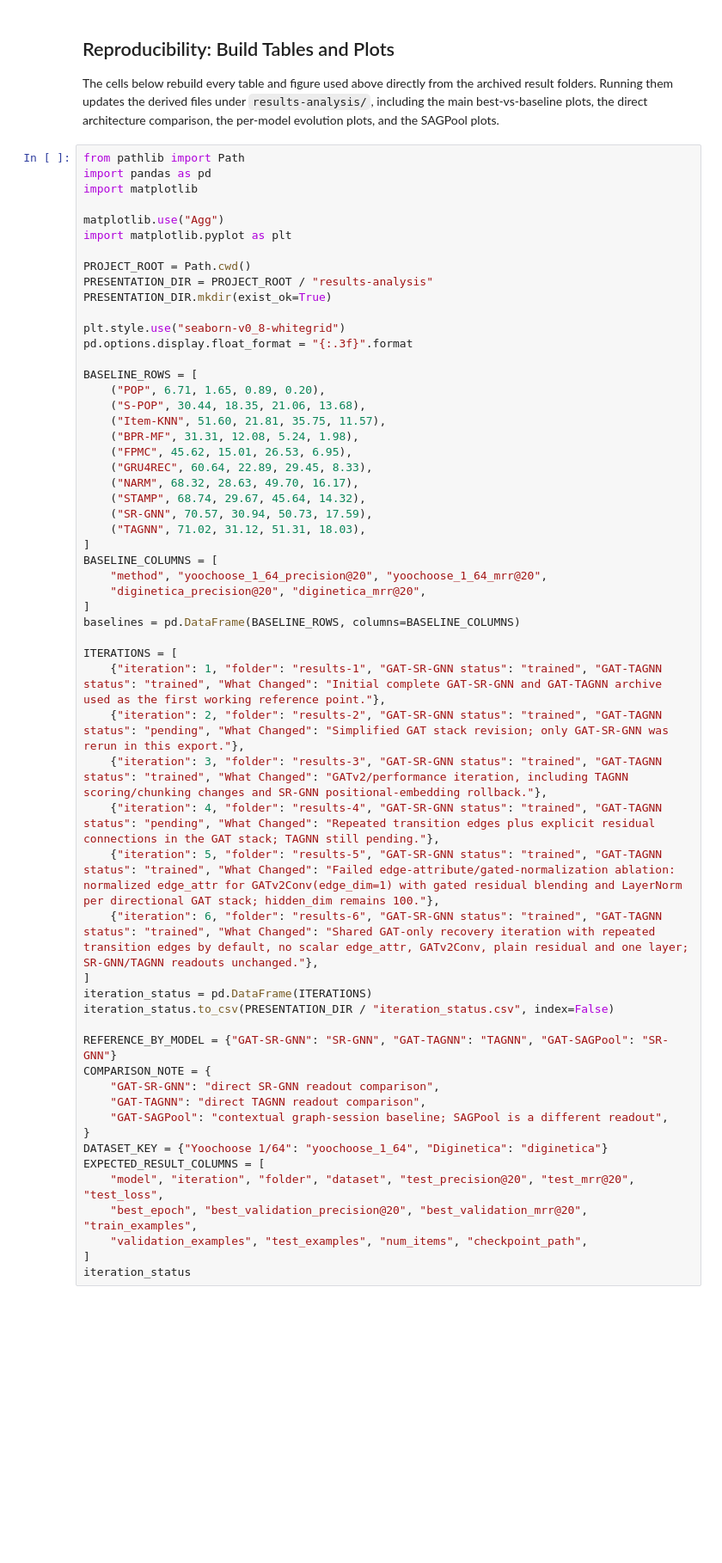
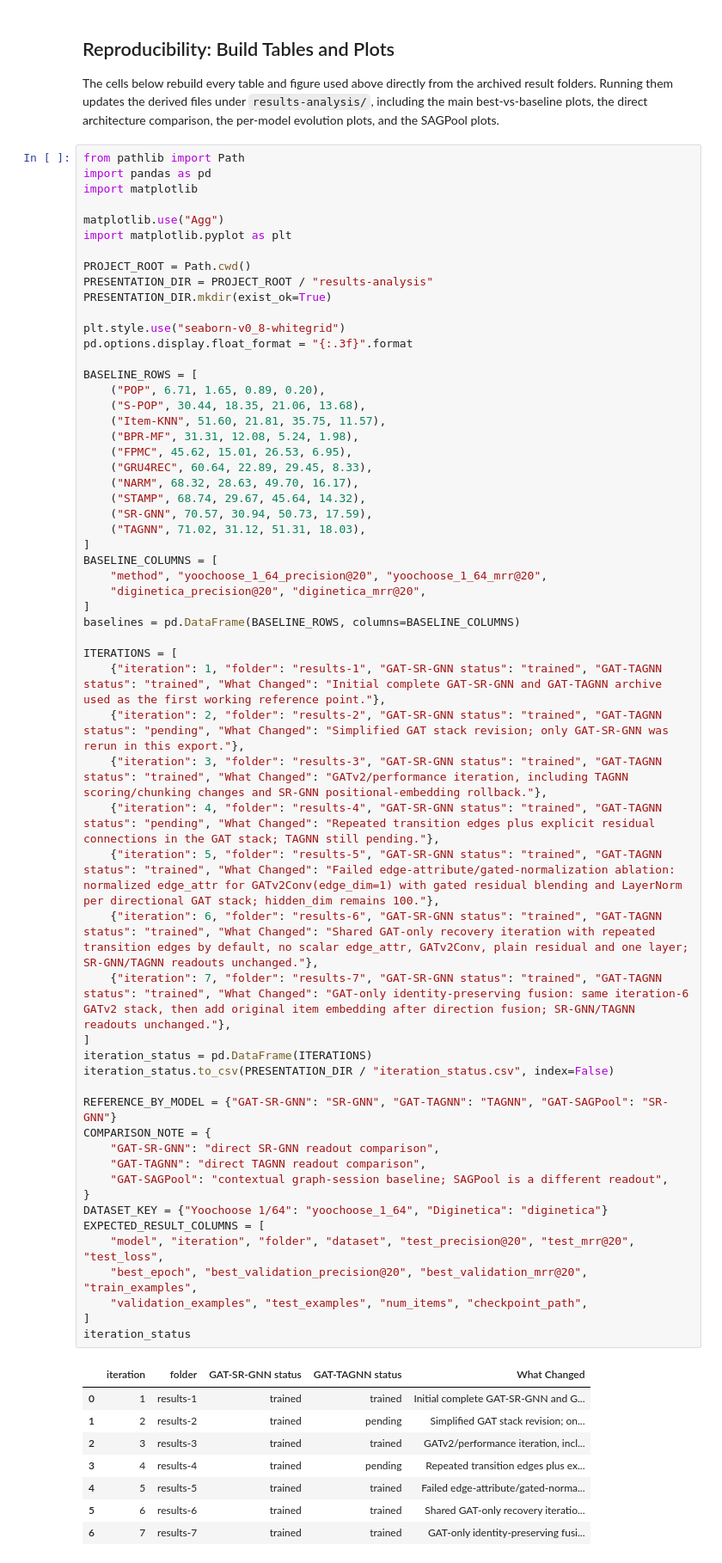
Before and after one commit to karolbystrek/Session-based-Recommendation-with-Graph-Attention-Networks, a Jupyter notebook: results_analysis.ipynb, the cells around one changed output. Shown at 86% size. Cells and saved outputs as stored; diff of their text form; blank space fills up the shorter version.

Commit message:
Iteration 7

```diff
--- a/results_analysis.ipynb
+++ b/results_analysis.ipynb
@@ -197,33 +205,43 @@ BASELINE_ROWS = [
 BASELINE_COLUMNS = [
     "method", "yoochoose_1_64_precision@20", "yoochoose_1_64_mrr@20",
     "diginetica_precision@20", "diginetica_mrr@20",
 ]
 baselines = pd.DataFrame(BASELINE_ROWS, columns=BASELINE_COLUMNS)
 
 ITERATIONS = [
     {"iteration": 1, "folder": "results-1", "GAT-SR-GNN status": "trained", "GAT-TAGNN status": "trained", "What Changed": "Initial complete GAT-SR-GNN and GAT-TAGNN archive used as the first working reference point."},
     {"iteration": 2, "folder": "results-2", "GAT-SR-GNN status": "trained", "GAT-TAGNN status": "pending", "What Changed": "Simplified GAT stack revision; only GAT-SR-GNN was rerun in this export."},
     {"iteration": 3, "folder": "results-3", "GAT-SR-GNN status": "trained", "GAT-TAGNN status": "trained", "What Changed": "GATv2/performance iteration, including TAGNN scoring/chunking changes and SR-GNN positional-embedding rollback."},
     {"iteration": 4, "folder": "results-4", "GAT-SR-GNN status": "trained", "GAT-TAGNN status": "pending", "What Changed": "Repeated transition edges plus explicit residual connections in the GAT stack; TAGNN still pending."},
     {"iteration": 5, "folder": "results-5", "GAT-SR-GNN status": "trained", "GAT-TAGNN status": "trained", "What Changed": "Failed edge-attribute/gated-normalization ablation: normalized edge_attr for GATv2Conv(edge_dim=1) with gated residual blending and LayerNorm per directional GAT stack; hidden_dim remains 100."},
     {"iteration": 6, "folder": "results-6", "GAT-SR-GNN status": "trained", "GAT-TAGNN status": "trained", "What Changed": "Shared GAT-only recovery iteration with repeated transition edges by default, no scalar edge_attr, GATv2Conv, plain residual and one layer; SR-GNN/TAGNN readouts unchanged."},
+    {"iteration": 7, "folder": "results-7", "GAT-SR-GNN status": "trained", "GAT-TAGNN status": "trained", "What Changed": "GAT-only identity-preserving fusion: same iteration-6 GATv2 stack, then add original item embedding after direction fusion; SR-GNN/TAGNN readouts unchanged."},
 ]
 iteration_status = pd.DataFrame(ITERATIONS)
 iteration_status.to_csv(PRESENTATION_DIR / "iteration_status.csv", index=False)
 
 REFERENCE_BY_MODEL = {"GAT-SR-GNN": "SR-GNN", "GAT-TAGNN": "TAGNN", "GAT-SAGPool": "SR-GNN"}
 COMPARISON_NOTE = {
     "GAT-SR-GNN": "direct SR-GNN readout comparison",
     "GAT-TAGNN": "direct TAGNN readout comparison",
     "GAT-SAGPool": "contextual graph-session baseline; SAGPool is a different readout",
 }
 DATASET_KEY = {"Yoochoose 1/64": "yoochoose_1_64", "Diginetica": "diginetica"}
 EXPECTED_RESULT_COLUMNS = [
     "model", "iteration", "folder", "dataset", "test_precision@20", "test_mrr@20", "test_loss",
     "best_epoch", "best_validation_precision@20", "best_validation_mrr@20", "train_examples",
     "validation_examples", "test_examples", "num_items", "checkpoint_path",
 ]
 iteration_status
+# %% [output]
+|  | iteration | folder | GAT-SR-GNN status | GAT-TAGNN status | What Changed |
+| 0 | 1 | results-1 | trained | trained | Initial complete GAT-SR-GNN and G... |
+| 1 | 2 | results-2 | trained | pending | Simplified GAT stack revision; on... |
+| 2 | 3 | results-3 | trained | trained | GATv2/performance iteration, incl... |
+| 3 | 4 | results-4 | trained | pending | Repeated transition edges plus ex... |
+| 4 | 5 | results-5 | trained | trained | Failed edge-attribute/gated-norma... |
+| 5 | 6 | results-6 | trained | trained | Shared GAT-only recovery iteratio... |
+| 6 | 7 | results-7 | trained | trained | GAT-only identity-preserving fusi... |
 # %%
 def load_result_file(path, model, iteration, folder):
     if not path.is_file():
```
Also changed, not shown: parts of 16 cells of this notebook, 20 other files.
